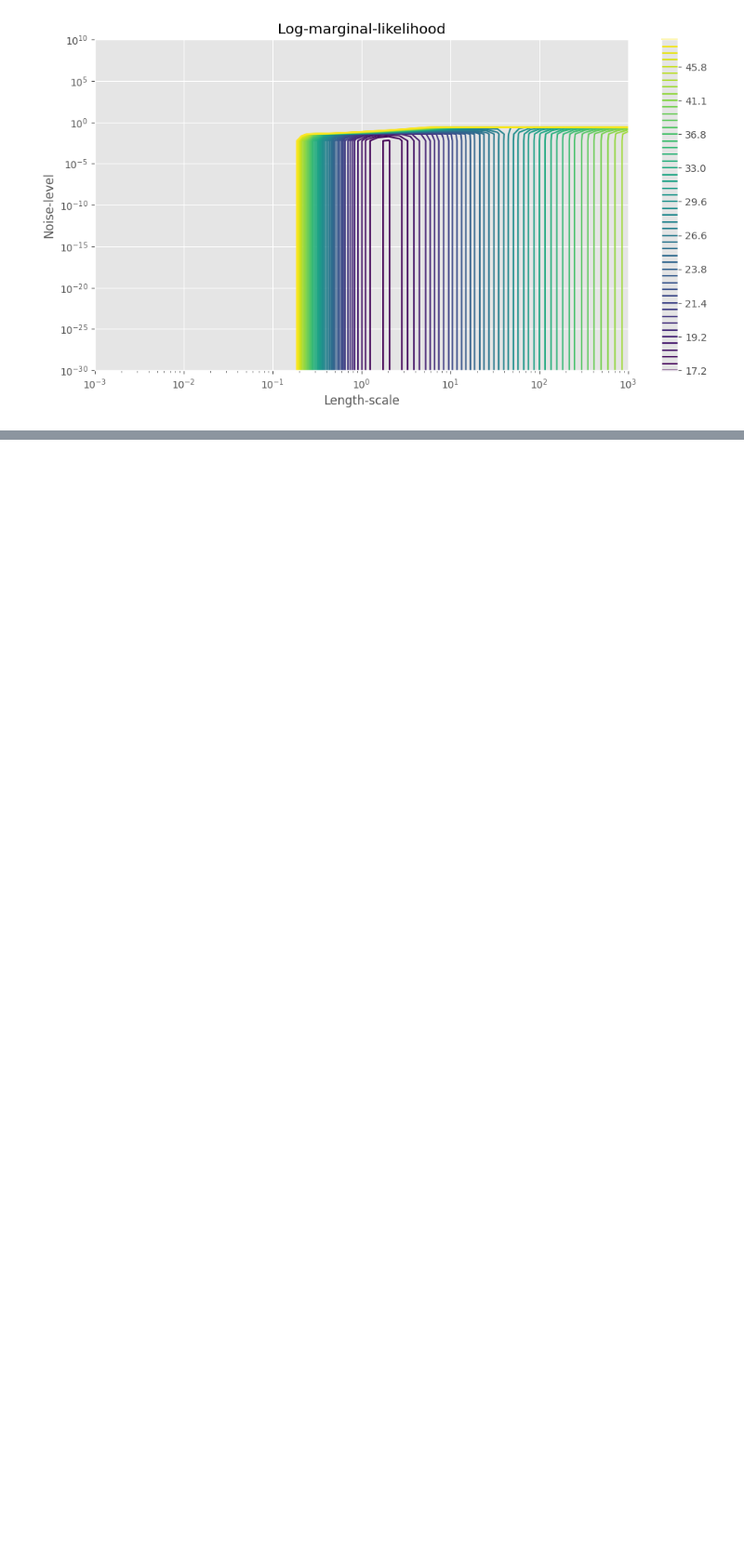
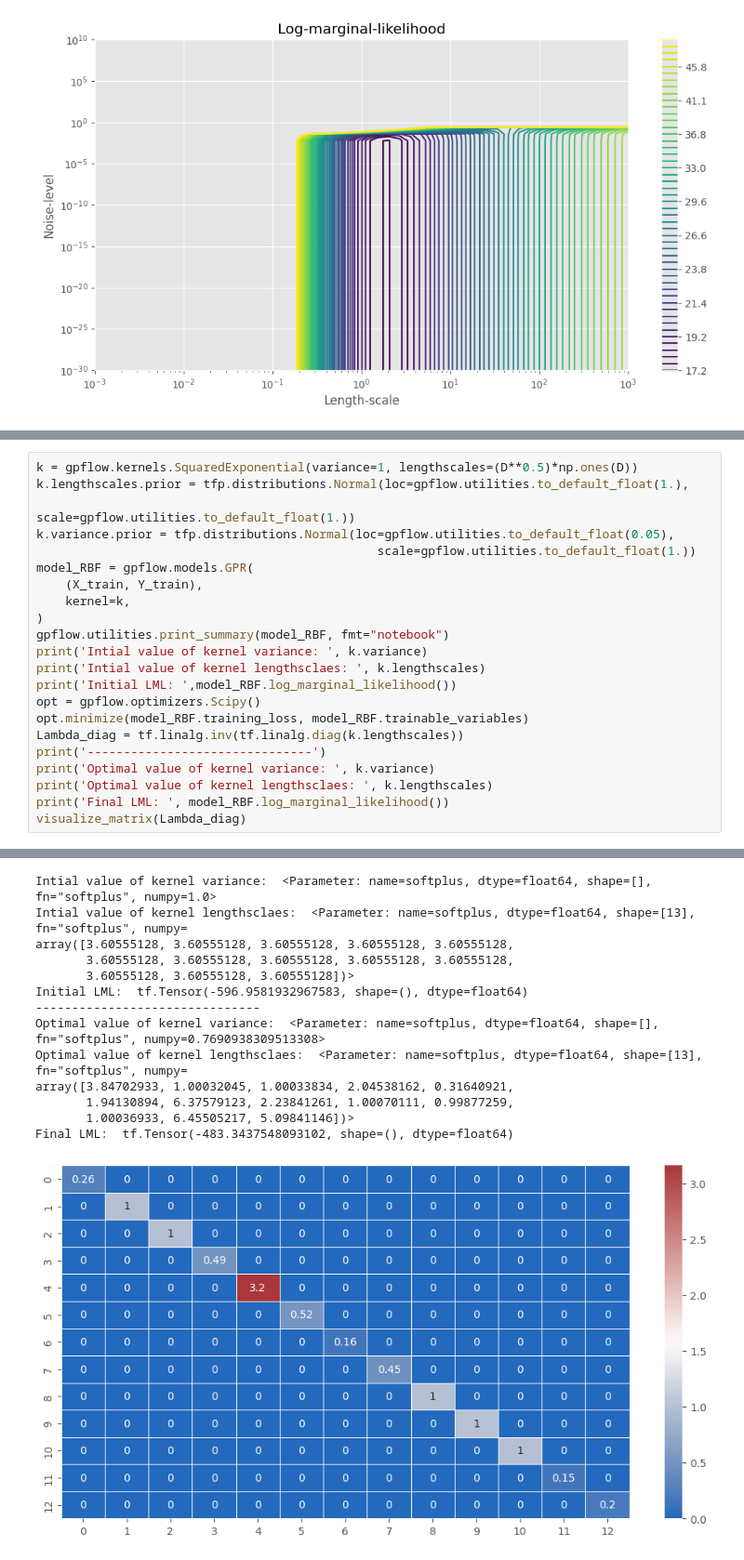
Before and after one commit to mattyred/BSGP_Automatic_Independence_Determination, a Jupyter notebook: LambdaRBFKernel/kernel.ipynb, the cells around one changed output, grey strips where cells are left out. Shown at 93% size. Drawn from its saved outputs; the diff is of its cells as text; blank space fills up the shorter version.

```diff
--- a/LambdaRBFKernel/kernel.ipynb
+++ b/LambdaRBFKernel/kernel.ipynb
@@ -316,0 +396,23 @@ plt.show()
+# %%
+k = gpflow.kernels.SquaredExponential(variance=1, lengthscales=(D**0.5)*np.ones(D))
+k.lengthscales.prior = tfp.distributions.Normal(loc=gpflow.utilities.to_default_float(1.),
+                                                   scale=gpflow.utilities.to_default_float(1.))
+k.variance.prior = tfp.distributions.Normal(loc=gpflow.utilities.to_default_float(0.05),
+                                               scale=gpflow.utilities.to_default_float(1.))
+model_RBF = gpflow.models.GPR(
+    (X_train, Y_train),
+    kernel=k,
+)
+gpflow.utilities.print_summary(model_RBF, fmt="notebook")
+print('Intial value of kernel variance: ', k.variance)
+print('Intial value of kernel lengthsclaes: ', k.lengthscales)
+print('Initial LML: ',model_RBF.log_marginal_likelihood())
+opt = gpflow.optimizers.Scipy()
+opt.minimize(model_RBF.training_loss, model_RBF.trainable_variables)
+Lambda_diag = tf.linalg.inv(tf.linalg.diag(k.lengthscales))
+print('-------------------------------')
+print('Optimal value of kernel variance: ', k.variance)
+print('Optimal value of kernel lengthsclaes: ', k.lengthscales)
+print('Final LML: ', model_RBF.log_marginal_likelihood())
+visualize_matrix(Lambda_diag)
+# %% [output]
@@ -316,0 +423,14 @@ plt.show()
+Intial value of kernel variance:  <Parameter: name=softplus, dtype=float64, shape=[], fn="softplus", numpy=1.0>
+Intial value of kernel lengthsclaes:  <Parameter: name=softplus, dtype=float64, shape=[13], fn="softplus", numpy=
+array([3.60555128, 3.60555128, 3.60555128, 3.60555128, 3.60555128,
+       3.60555128, 3.60555128, 3.60555128, 3.60555128, 3.60555128,
+       3.60555128, 3.60555128, 3.60555128])>
+Initial LML:  tf.Tensor(-596.9581932967583, shape=(), dtype=float64)
+-------------------------------
+Optimal value of kernel variance:  <Parameter: name=softplus, dtype=float64, shape=[], fn="softplus", numpy=0.7690938309513308>
+Optimal value of kernel lengthsclaes:  <Parameter: name=softplus, dtype=float64, shape=[13], fn="softplus", numpy=
+array([3.84702933, 1.00032045, 1.00033834, 2.04538162, 0.31640921,
+       1.94130894, 6.37579123, 2.23841261, 1.00070111, 0.99877259,
+       1.00036933, 6.45505217, 5.09841146])>
+Final LML:  tf.Tensor(-483.3437548093102, shape=(), dtype=float64)
+[figure, added]
```
Also changed, not shown: parts of 13 cells of this notebook.
